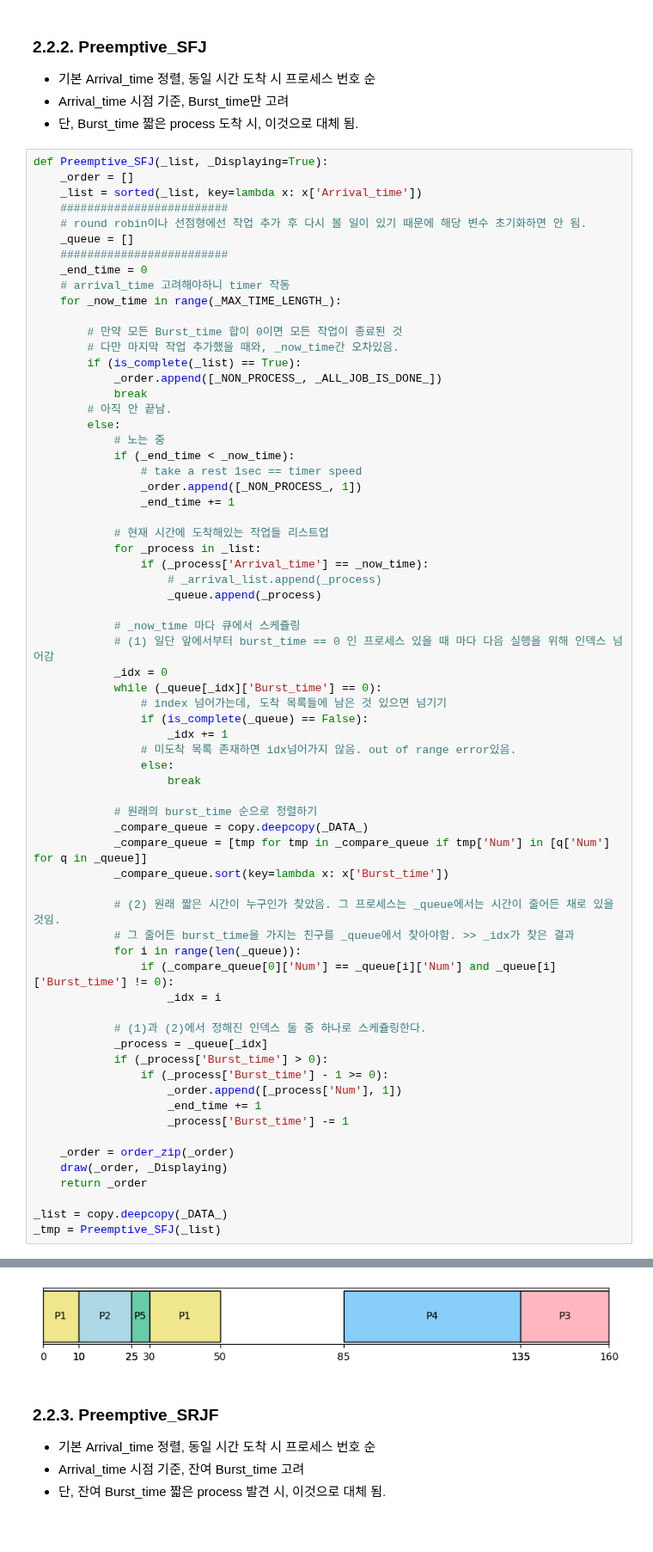
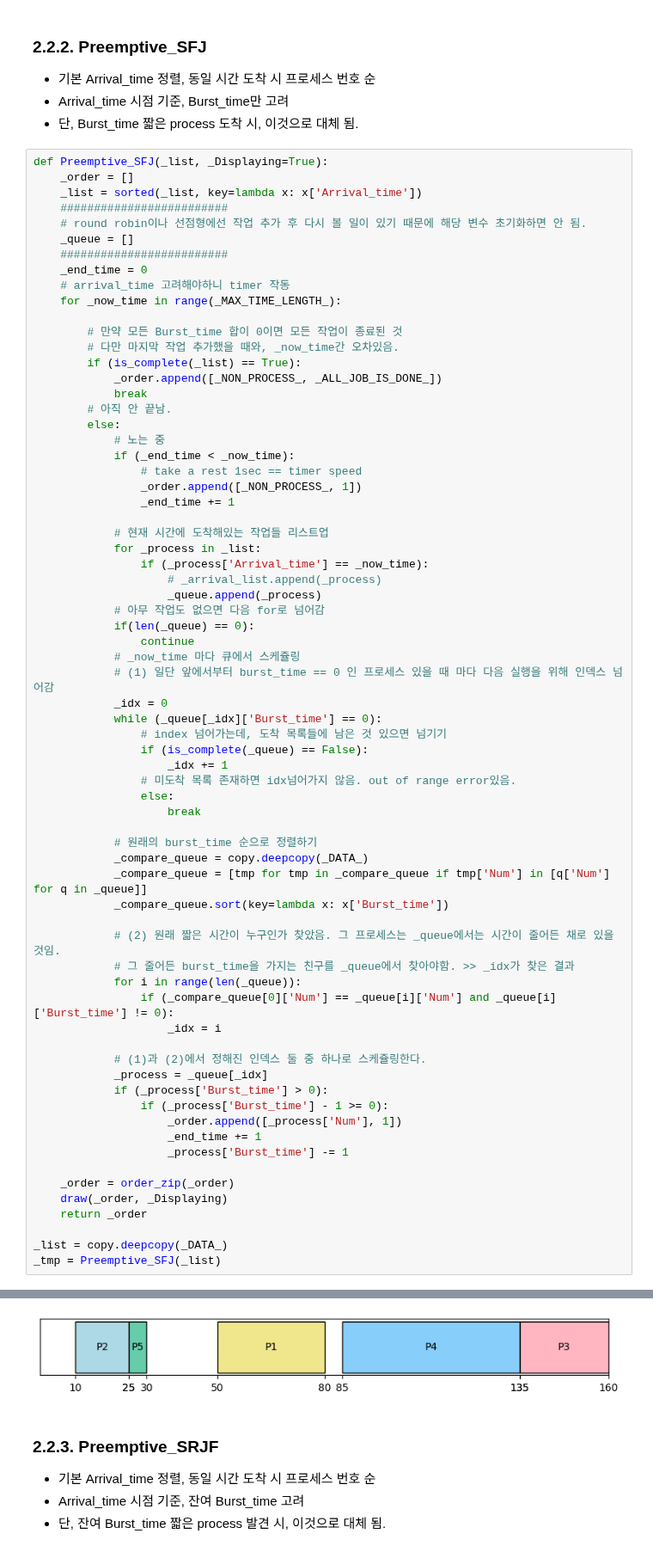
Before and after one commit to jiho264/2023os, a Jupyter notebook: homework01/homework01.ipynb, the cells around one changed output, grey strips where cells are left out. Shown at 86% size. Cells and saved outputs as stored; diff of their text form; blank space fills up the shorter version.

```diff
--- a/homework01/homework01.ipynb
+++ b/homework01/homework01.ipynb
@@ -394,7 +394,9 @@ def Preemptive_SFJ(_list, _Displaying=True):
                 if (_process['Arrival_time'] == _now_time):
                     # _arrival_list.append(_process)
                     _queue.append(_process)
-
+            # 아무 작업도 없으면 다음 for로 넘어감
+            if(len(_queue) == 0):
+                continue
             # _now_time 마다 큐에서 스케쥴링
             # (1) 일단 앞에서부터 burst_time == 0 인 프로세스 있을 때 마다 다음 실행을 위해 인덱스 넘어감
             _idx = 0
@@ -452,4 +454,4 @@ Average Turnaround time : 38.0
-[figure, old version]
+[figure, new version]
 # %% [markdown]
 ### 2.2.3. Preemptive_SRJF
 - 기본 Arrival_time 정렬, 동일 시간 도착 시 프로세스 번호 순
```
Also changed, not shown: parts of 9 cells of this notebook, 2 other files.
